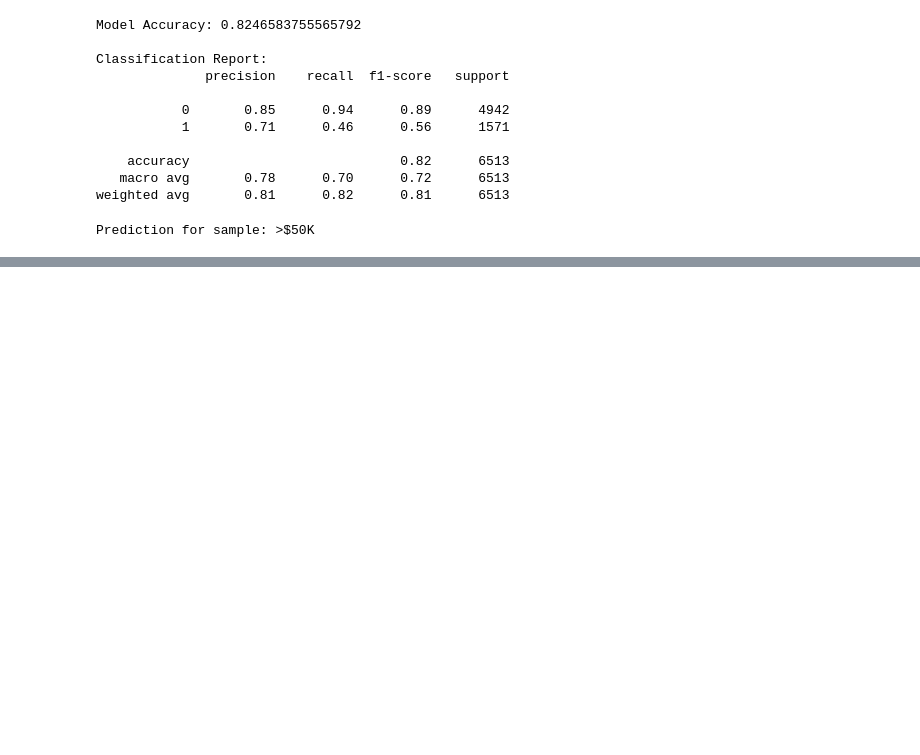
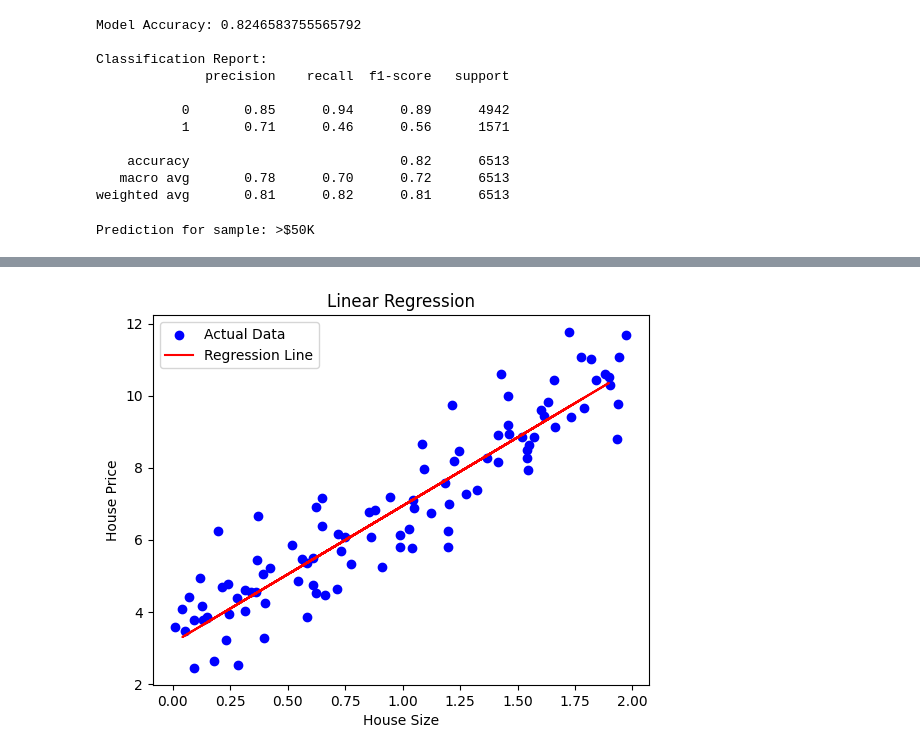
Before and after one commit to PratikshaShelke24/data-science, a Jupyter notebook: mlpratices.ipynb, the cells around one changed output, grey strips where cells are left out. Saved outputs shown, nothing was run; the diff lists cells and outputs as text; code cells hidden in the pictures; blank space fills up the shorter version.

```diff
--- a/mlpratices.ipynb
+++ b/mlpratices.ipynb
@@ -91,0 +190,9 @@ from sklearn.linear_model import LinearRegression
+# %%
+# Step 1: Generate a simple dataset
+# Example: Predicting house prices based on house size
+np.random.seed(42)
+X = 2 * np.random.rand(100, 1)  # Random house sizes (independent variable)
+y = 3 + 4 * X + np.random.randn(100, 1)  # House prices (dependent variable) with some noise
+# %%
+#Step 2: Split the dataset into training and testing sets
+X_train, X_test, y_train, y_test = train_test_split(X, y, test_size=0.2, random_state=42)
@@ -91,0 +206,3 @@ from sklearn.linear_model import LinearRegression
+# %%
+# Step 4: Make predictions
+y_pred = model.predict(X_test)
@@ -91,0 +219,11 @@ from sklearn.linear_model import LinearRegression
+# %%
+# Step 6: Visualize the results
+plt.scatter(X, y, color="blue", label="Actual Data")  # Original data points
+plt.plot(X_test, y_pred, color="red", label="Regression Line")  # Regression line
+plt.title("Linear Regression")
+plt.xlabel("House Size")
+plt.ylabel("House Price")
+plt.legend()
+plt.show()
+# %% [output]
+[figure, added]
```
Also changed, not shown: parts of 17 cells of this notebook.
